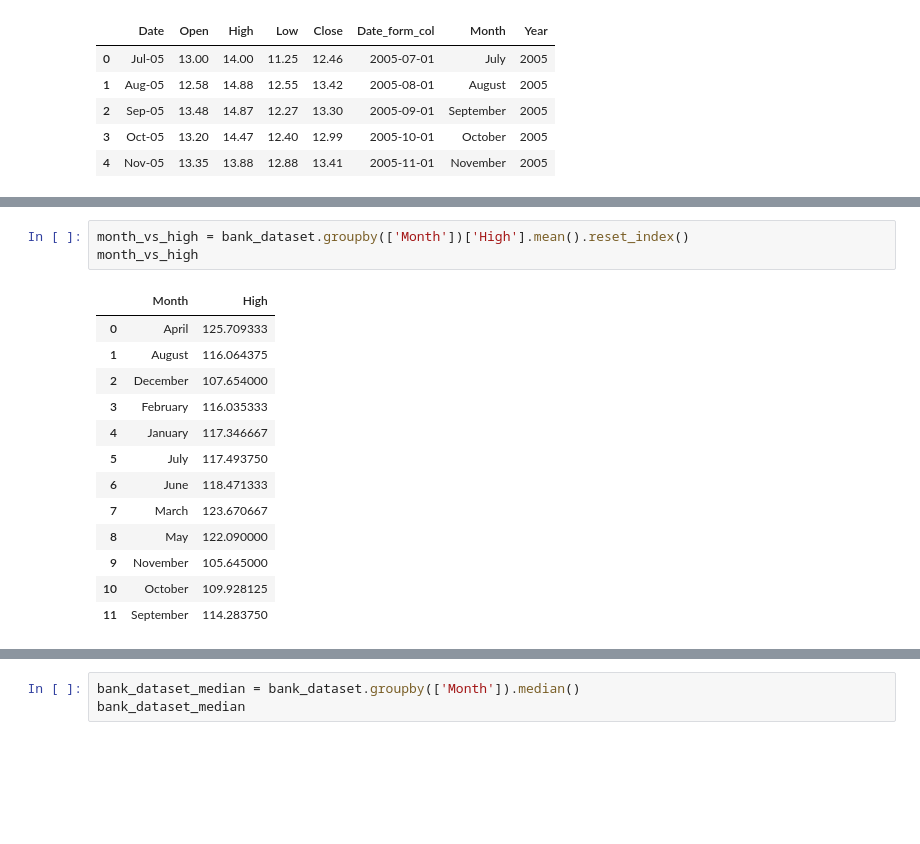
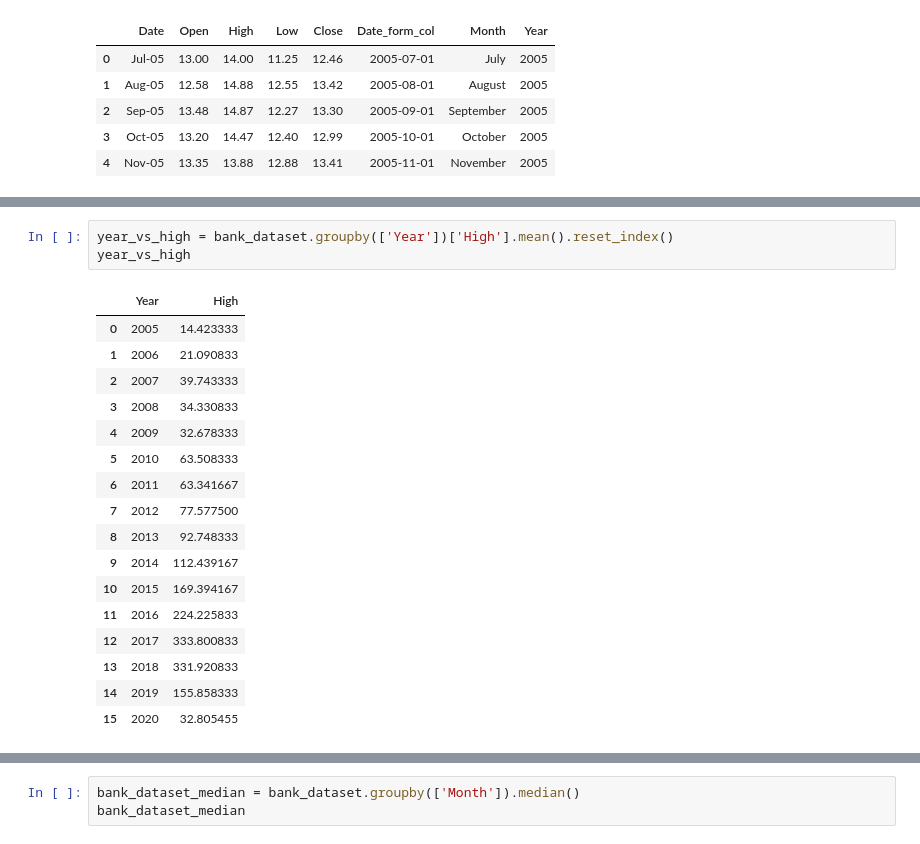
Before and after one commit to Vikas-Kumar05/Yes_Bank_Stock_Closing_price_Prediction, a Jupyter notebook: Yes_Bank_stock_closing_price_prediction_Regression.ipynb, the cells around one changed output, grey strips where cells are left out. Drawn from its saved outputs; the diff is of its cells as text; blank space fills up the shorter version.

```diff
--- a/Yes_Bank_stock_closing_price_prediction_Regression.ipynb
+++ b/Yes_Bank_stock_closing_price_prediction_Regression.ipynb
@@ -343,18 +382,22 @@ month_vs_open
 # %%
-month_vs_high = bank_dataset.groupby(['Month'])['High'].mean().reset_index()
-month_vs_high
+year_vs_high = bank_dataset.groupby(['Year'])['High'].mean().reset_index()
+year_vs_high
 # %% [output]
-|  | Month | High |
-| 0 | April | 125.709333 |
-| 1 | August | 116.064375 |
-| 2 | December | 107.654000 |
-| 3 | February | 116.035333 |
-| 4 | January | 117.346667 |
-| 5 | July | 117.493750 |
-| 6 | June | 118.471333 |
-| 7 | March | 123.670667 |
-| 8 | May | 122.090000 |
-| 9 | November | 105.645000 |
-| 10 | October | 109.928125 |
-| 11 | September | 114.283750 |
+|  | Year | High |
+| 0 | 2005 | 14.423333 |
+| 1 | 2006 | 21.090833 |
+| 2 | 2007 | 39.743333 |
+| 3 | 2008 | 34.330833 |
+| 4 | 2009 | 32.678333 |
+| 5 | 2010 | 63.508333 |
+| 6 | 2011 | 63.341667 |
+| 7 | 2012 | 77.577500 |
+| 8 | 2013 | 92.748333 |
+| 9 | 2014 | 112.439167 |
+| 10 | 2015 | 169.394167 |
+| 11 | 2016 | 224.225833 |
+| 12 | 2017 | 333.800833 |
+| 13 | 2018 | 331.920833 |
+| 14 | 2019 | 155.858333 |
+| 15 | 2020 | 32.805455 |
 # %%
```
Also changed, not shown: parts of 64 cells of this notebook.
